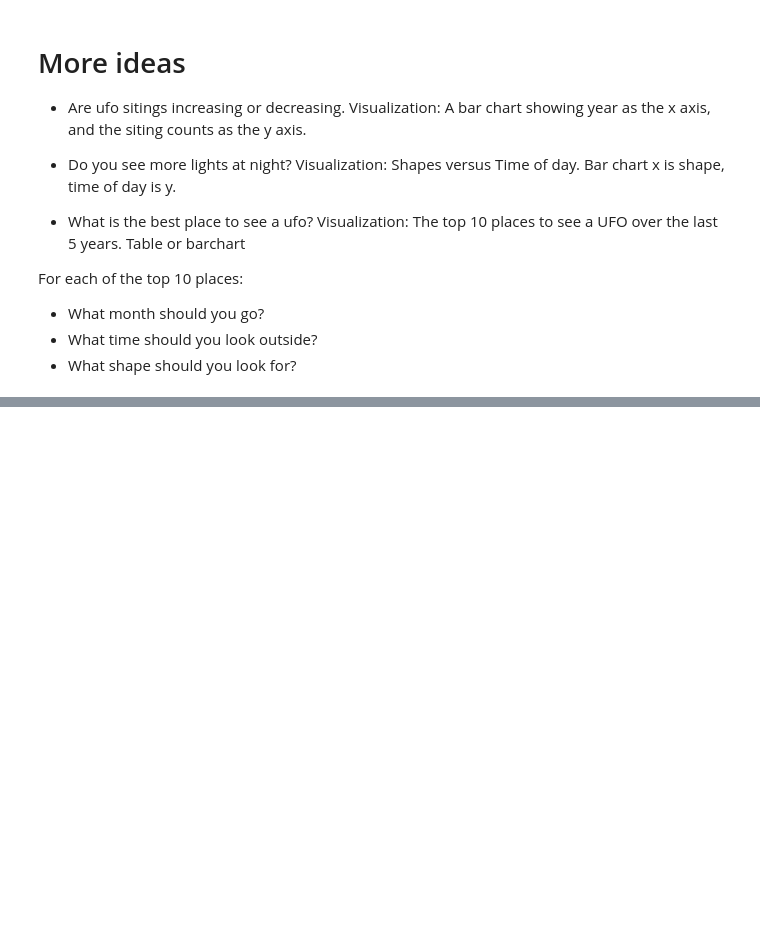
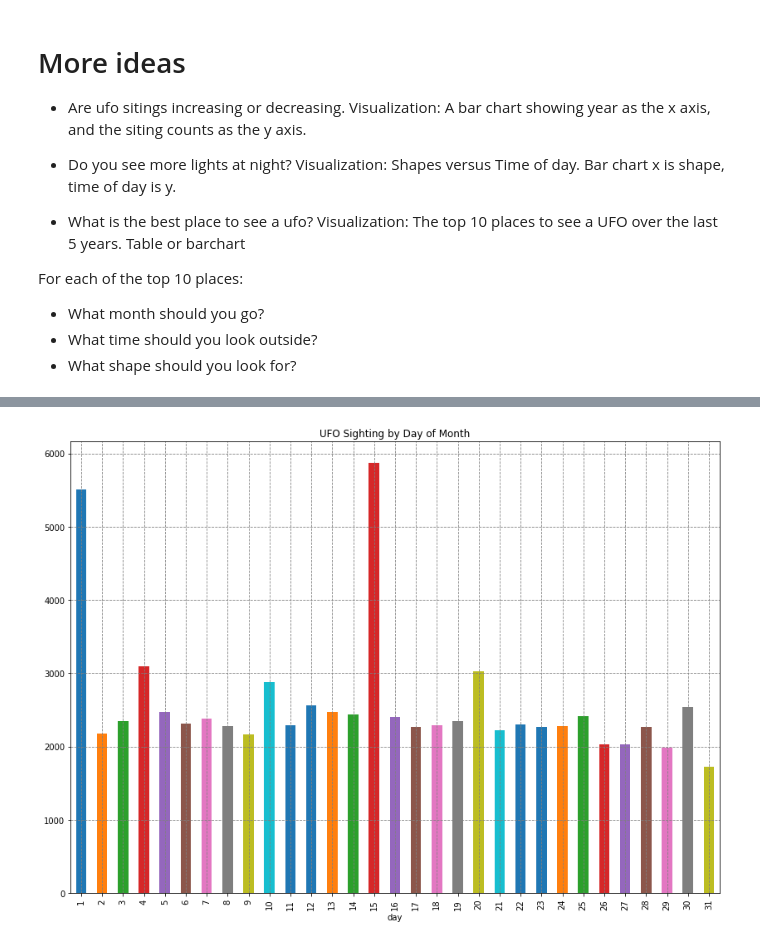
Before and after one commit to DouglasMatheny/GroupProject1, a Jupyter notebook: UFO_Data_Exploration.ipynb, the cells around one changed output, grey strips where cells are left out. Saved outputs shown, nothing was run; the diff lists cells and outputs as text; code cells hidden in the pictures; blank space fills up the shorter version.

```diff
--- a/UFO_Data_Exploration.ipynb
+++ b/UFO_Data_Exploration.ipynb
@@ -240,0 +293,13 @@ For each of the top 10 places:
+# %%
+#Create a dataframe from a group by.
+most_ufo_by_day_df = pd.DataFrame(ufo_df.groupby(['day'])['datetime'].count())
+most_ufo_by_day_df.rename(inplace=True,columns={'datetime':'counts'})
+
+most_ufo_by_day_df['percentage'] = most_ufo_by_day_df['counts']/most_ufo_by_day_df['counts'].sum()*100
+most_ufo_by_day_df['percentage'] = most_ufo_by_day_df['percentage'].map('{:,.2f}%'.format)
+
+most_ufo_by_day_df = most_ufo_by_day_df.reset_index()
+
+most_ufo_by_day_df11 = most_ufo_by_day_df.sort_values(by='day')
+
+most_ufo_by_day_df11
@@ -240,0 +324,14 @@ For each of the top 10 places:
+# %%
+lines = most_ufo_by_day_df11.plot.bar(x='day',y='counts', width=0.5, figsize=(14,10), legend=None)
+
+#Plot Title
+plt.title('UFO Sighting by Day of Month')
+
+#Create Legengs
+#plt.legend(loc='upper left')
+plt.grid(color='gray', linestyle='--')
+
+plt.savefig("monthday.png")
+plt.show()
+# %% [output]
+[figure, added]
```
Also changed, not shown: parts of 12 cells of this notebook, 6 other files.
